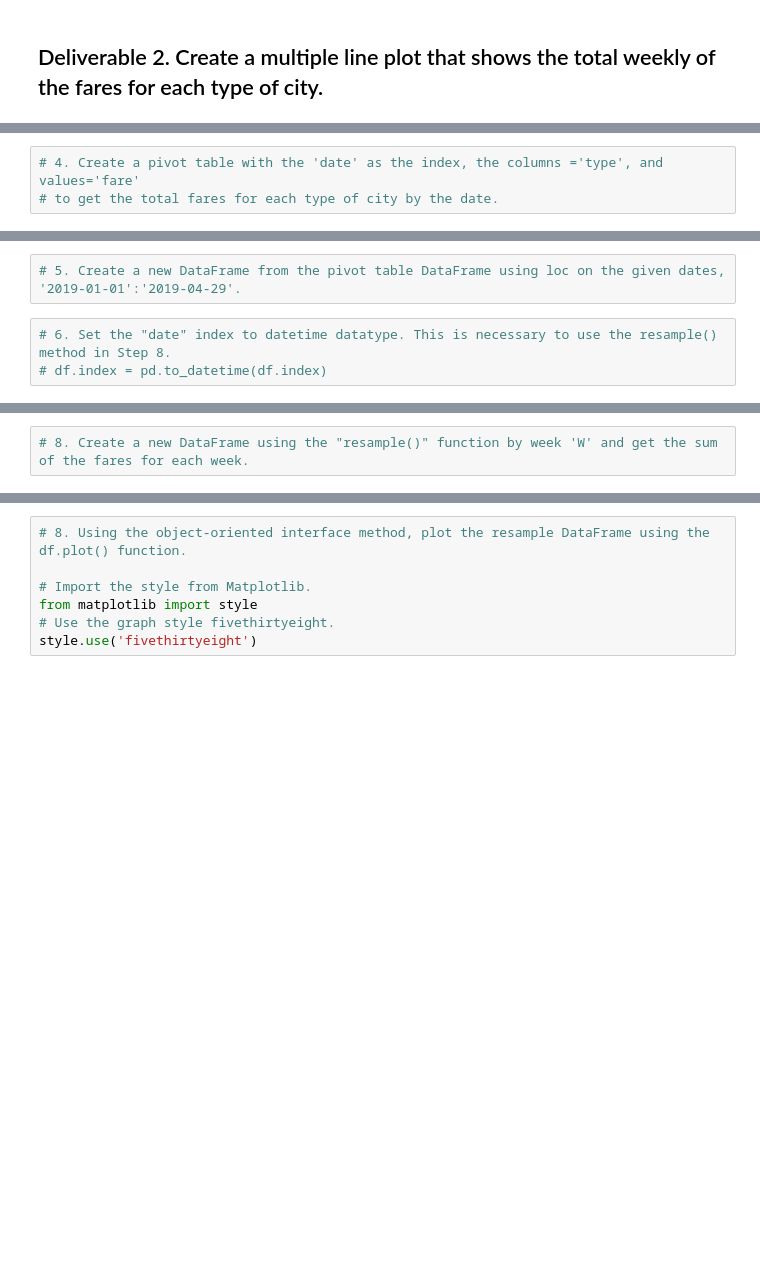
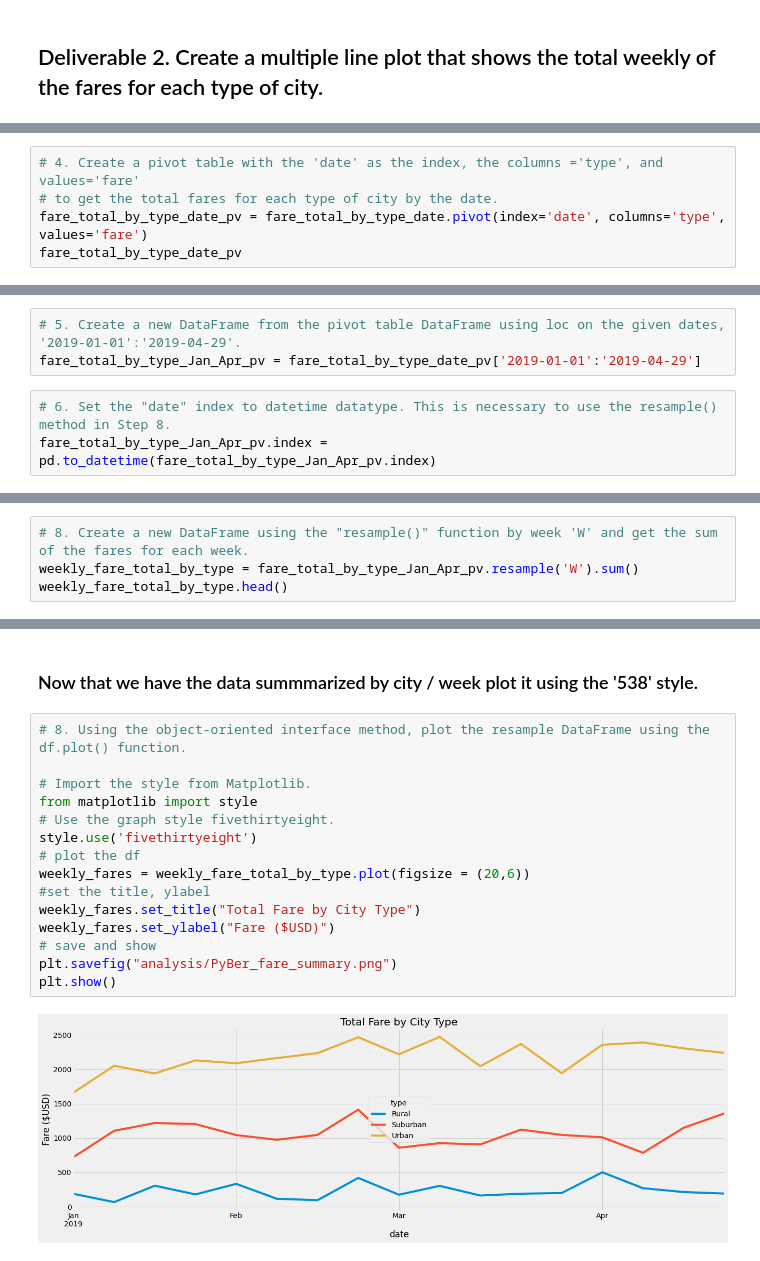
Before and after one commit to goldbala55/PyBer_Analysis_Challenge, a Jupyter notebook: PyBer_Challenge.ipynb, the cells around one changed output, grey strips where cells are left out. Cells and saved outputs as stored; diff of their text form; blank space fills up the shorter version.

Commit message:
Finish deliverable 2: multi-line chart

```diff
--- a/PyBer_Challenge.ipynb
+++ b/PyBer_Challenge.ipynb
@@ -130,3 +152,5 @@ pyber_summary_df
 # %%
 # 4. Create a pivot table with the 'date' as the index, the columns ='type', and values='fare'
 # to get the total fares for each type of city by the date.
+fare_total_by_type_date_pv = fare_total_by_type_date.pivot(index='date', columns='type', values='fare')
+fare_total_by_type_date_pv
@@ -133,7 +172,8 @@ pyber_summary_df
 # %%
 # 5. Create a new DataFrame from the pivot table DataFrame using loc on the given dates, '2019-01-01':'2019-04-29'.
+fare_total_by_type_Jan_Apr_pv = fare_total_by_type_date_pv['2019-01-01':'2019-04-29']
 # %%
 # 6. Set the "date" index to datetime datatype. This is necessary to use the resample() method in Step 8.
-# df.index = pd.to_datetime(df.index)
+fare_total_by_type_Jan_Apr_pv.index = pd.to_datetime(fare_total_by_type_Jan_Apr_pv.index)
 # %%
 # 7. Check that the datatype for the index is datetime using df.info()
@@ -140,2 +192,4 @@ pyber_summary_df
 # %%
 # 8. Create a new DataFrame using the "resample()" function by week 'W' and get the sum of the fares for each week.
+weekly_fare_total_by_type = fare_total_by_type_Jan_Apr_pv.resample('W').sum()
+weekly_fare_total_by_type.head()
@@ -142,7 +204,19 @@ pyber_summary_df
+# %% [markdown]
+### Now that we have the data summmarized by city / week plot it using the '538' style.
 # %%
 # 8. Using the object-oriented interface method, plot the resample DataFrame using the df.plot() function.
 
 # Import the style from Matplotlib.
 from matplotlib import style
 # Use the graph style fivethirtyeight.
 style.use('fivethirtyeight')
+# plot the df
+weekly_fares = weekly_fare_total_by_type.plot(figsize = (20,6))
+#set the title, ylabel
+weekly_fares.set_title("Total Fare by City Type")
+weekly_fares.set_ylabel("Fare ($USD)")
+# save and show
+plt.savefig("analysis/PyBer_fare_summary.png")
+plt.show()
+# %% [output]
+[figure, added]
```
Also changed, not shown: parts of 8 cells of this notebook, 1 other file.
